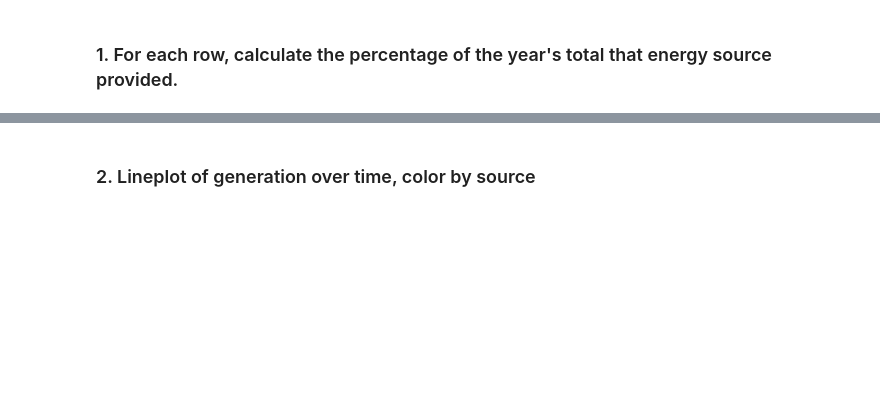
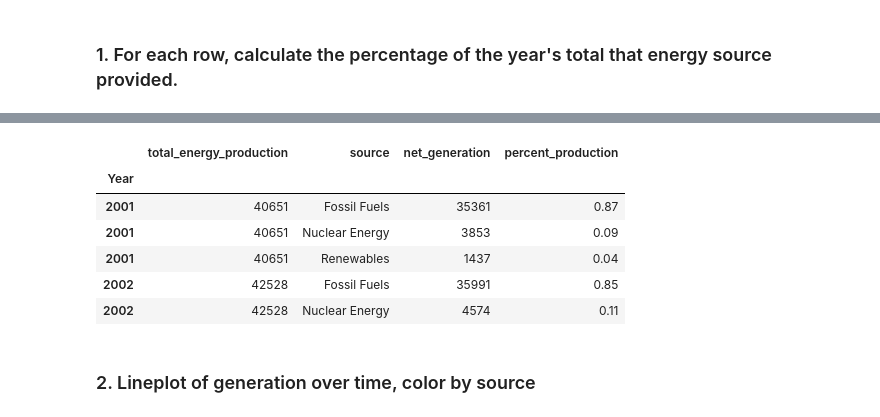
Before and after one commit to CSolitaire/time-series-exercises, a Jupyter notebook: time-series-manipulation.ipynb, the cells around one changed output, grey strips where cells are left out. Drawn from its saved outputs; the diff is of its cells as text; code cells hidden in the pictures; blank space fills up the shorter version.

```diff
--- a/time-series-manipulation.ipynb
+++ b/time-series-manipulation.ipynb
@@ -445,2 +661,7 @@ df.resample('M')['delay'].agg(['max'])
 # %% [markdown]
 ### 1. For each row, calculate the percentage of the year's total that energy source provided.
+# %%
+# Set Index to Year
+opsd_annual = df.set_index(df.index.year)
+opsd_annual.index.name = 'Year'
+opsd_annual.head()
@@ -446,0 +676,4 @@ df.resample('M')['delay'].agg(['max'])
+# %%
+# Total energy produced per year
+yearly_production = df.resample('Y')['net_generation'].agg(['sum'])
+yearly_production.head()
@@ -446,0 +688,6 @@ df.resample('M')['delay'].agg(['max'])
+# %%
+# Reset Index as Year
+yearly_production= yearly_production.set_index(yearly_production.index.year)
+yearly_production.index.name = 'Year'
+yearly_production.columns = ['total_energy_production']
+yearly_production.head()
@@ -446,0 +702,4 @@ df.resample('M')['delay'].agg(['max'])
+# %%
+# Merge Dataframes
+df = yearly_production.join(opsd_annual, how='outer')
+df.head()
@@ -447,2 +714,13 @@ df.resample('M')['delay'].agg(['max'])
+# %%
+df['percent_production'] = round((df.net_generation) / (df.total_energy_production), 2)
+df.head()
+# %% [output]
+|  | total_energy_production | source | net_generation | percent_production |
+| Year |  |  |  |  |
+| 2001 | 40651 | Fossil Fuels | 35361 | 0.87 |
+| 2001 | 40651 | Nuclear Energy | 3853 | 0.09 |
+| 2001 | 40651 | Renewables | 1437 | 0.04 |
+| 2002 | 42528 | Fossil Fuels | 35991 | 0.85 |
+| 2002 | 42528 | Nuclear Energy | 4574 | 0.11 |
 # %% [markdown]
 ### 2. Lineplot of generation over time, color by source
```
Also changed, not shown: parts of 44 cells of this notebook.
